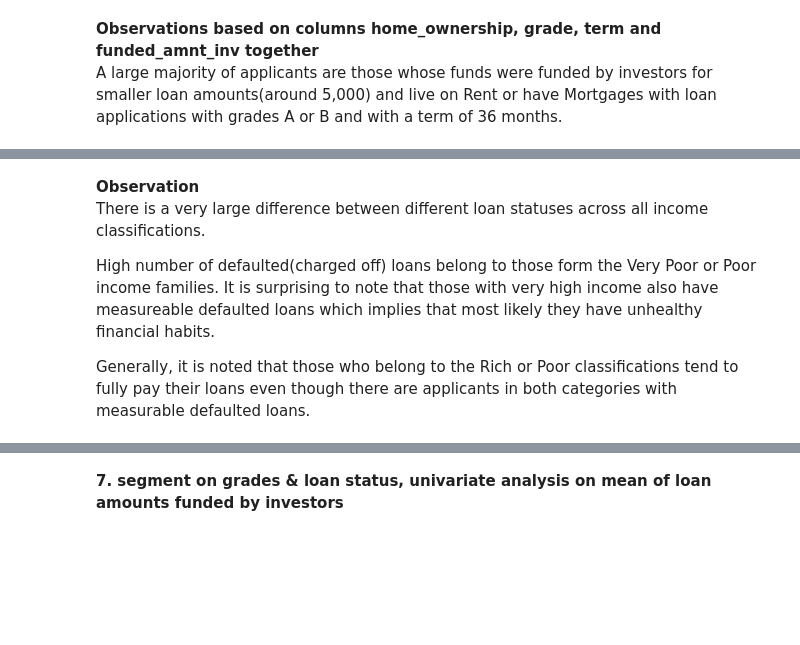
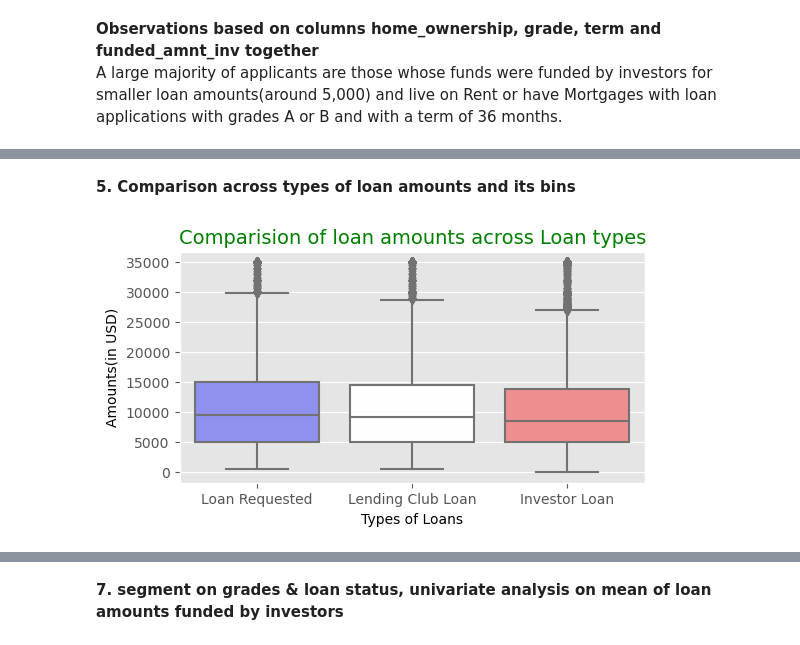
Before and after one commit to andrea-naz7/Lending_CaseStudy, a Jupyter notebook: Andrea_Shagun.ipynb, the cells around one changed output, grey strips where cells are left out. Saved outputs shown, nothing was run; the diff lists cells and outputs as text; code cells hidden in the pictures; blank space fills up the shorter version.

```diff
--- a/Andrea_Shagun.ipynb
+++ b/Andrea_Shagun.ipynb
@@ -815,10 +701,12 @@ plt.show()
-# %% [markdown]
-**Observation**<br>
-There is a very large difference between different loan statuses across all income classifications.<br>
-
-High number of defaulted(charged off) loans belong to those form the Very Poor or Poor income families. It is surprising
-to note that those with very high income also have measureable defaulted loans which implies that most likely they have
-unhealthy financial habits.<br>
-
-Generally, it is noted that those who belong to the Rich or Poor classifications tend to fully pay their loans even though
-there are applicants in both categories with measurable defaulted loans.
+# %% [markdown]
+**5. Comparison across types of loan amounts and its bins**
+# %%
+plt.figure(figsize=(6,3))
+plt.title("Comparision of loan amounts across Loan types",fontdict={'fontsize':14,'fontweight':5,'color':'Green'})
+sns.boxplot([inp4.loan_amnt,inp4.funded_amnt, inp4.funded_amnt_inv], palette='bwr')
+plt.xlabel("Types of Loans")
+plt.ylabel("Amounts(in USD)")
+plt.xticks((0,1,2),['Loan Requested','Lending Club Loan','Investor Loan'])
+plt.show()
+# %% [output]
+[figure, added]
```
Also changed, not shown: parts of 47 cells of this notebook.
